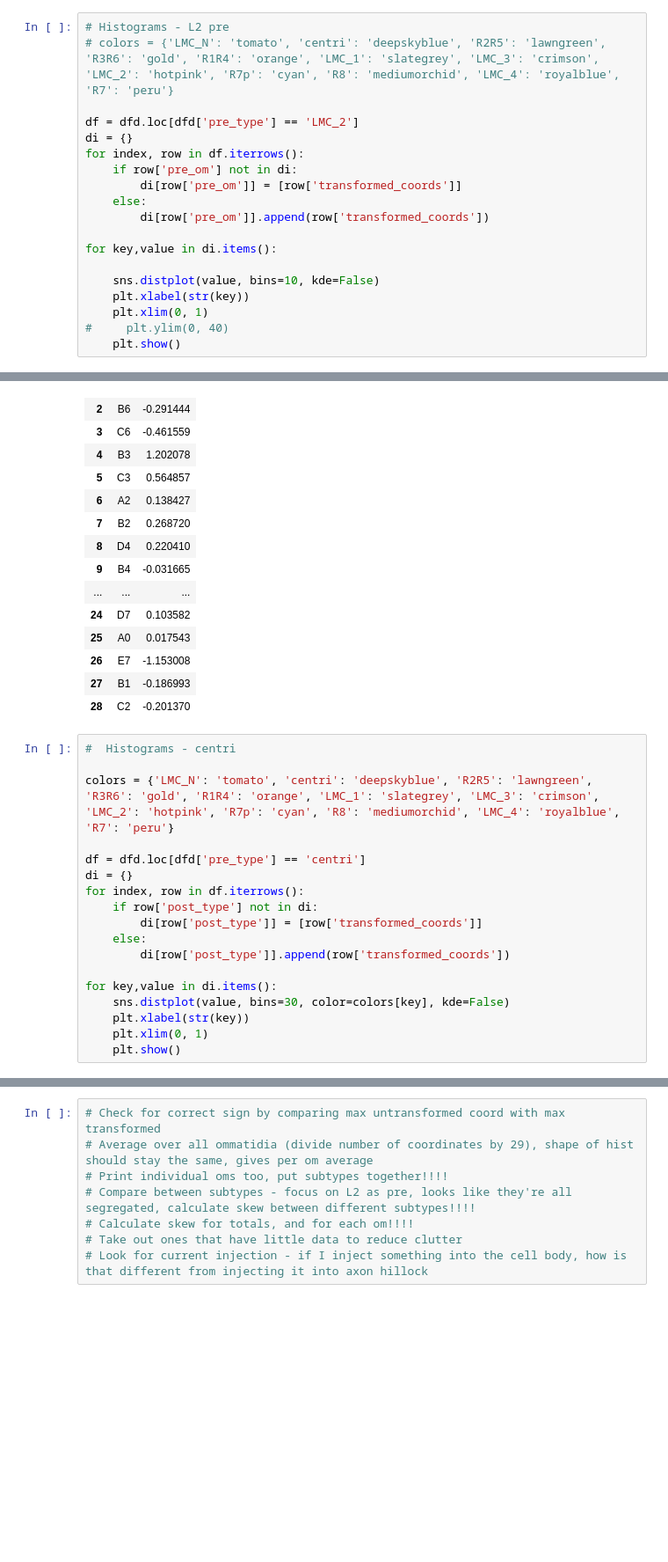
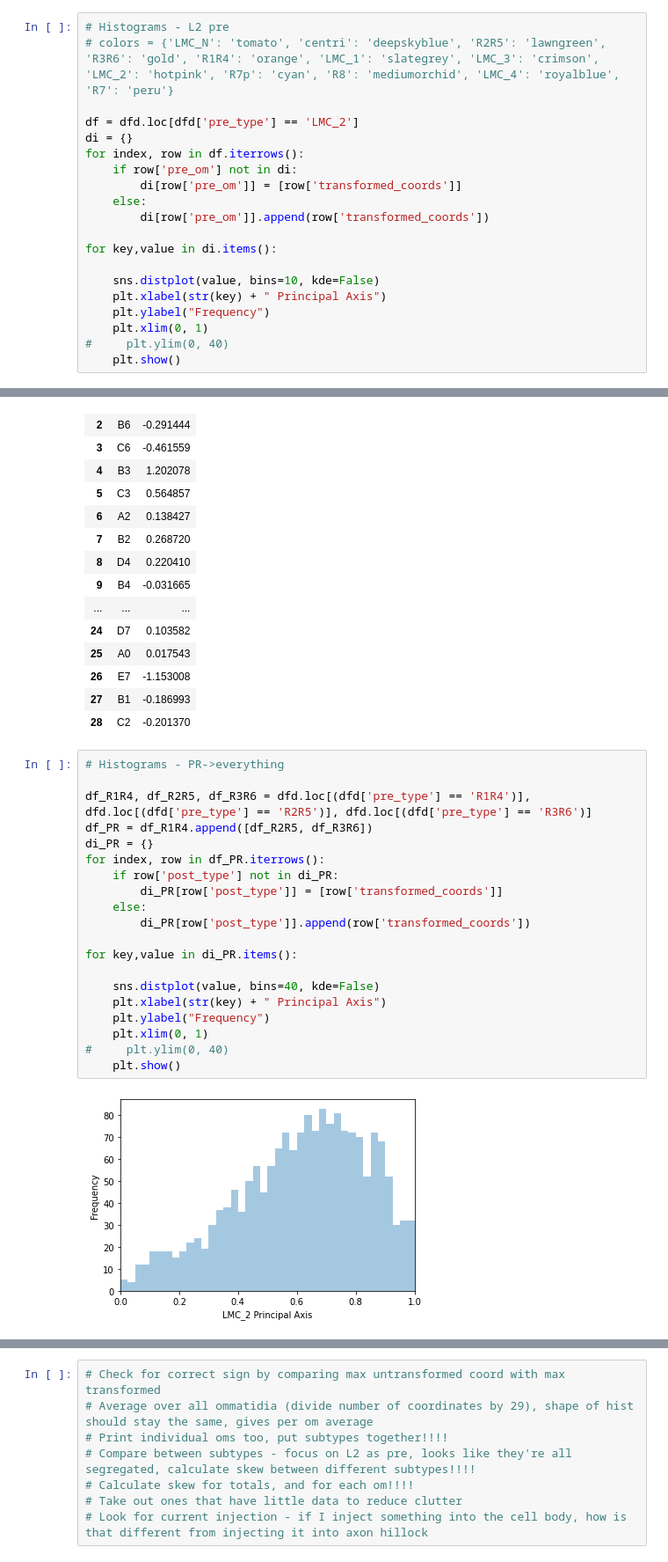
Before and after one commit to dshefter/Lamina-Project, a Jupyter notebook: lamina_september2020.ipynb, the cells around one changed output, grey strips where cells are left out. Shown at 88% size. Saved outputs shown, nothing was run; the diff lists cells and outputs as text; blank space fills up the shorter version.

```diff
--- a/lamina_september2020.ipynb
+++ b/lamina_september2020.ipynb
@@ -263,7 +208,8 @@ for index, row in df.iterrows():
 for key,value in di.items():
 
     sns.distplot(value, bins=10, kde=False)
-    plt.xlabel(str(key))
+    plt.xlabel(str(key) + " Principal Axis")
+    plt.ylabel("Frequency")
     plt.xlim(0, 1)
 #     plt.ylim(0, 40)
     plt.show()
@@ -313,20 +247,24 @@ display(sdf)
 | 27 | B1 | -0.186993 |
 | 28 | C2 | -0.201370 |
 # %%
-#  Histograms - centri
+# Histograms - PR->everything
 
-colors = {'LMC_N': 'tomato', 'centri': 'deepskyblue', 'R2R5': 'lawngreen', 'R3R6': 'gold', 'R1R4': 'orange', 'LMC_1': 'slategrey', 'LMC_3': 'crimson', 'LMC_2': 'hotpink', 'R7p': 'cyan', 'R8': 'mediumorchid', 'LMC_4': 'royalblue', 'R7': 'peru'}
+df_R1R4, df_R2R5, df_R3R6 = dfd.loc[(dfd['pre_type'] == 'R1R4')], dfd.loc[(dfd['pre_type'] == 'R2R5')], dfd.loc[(dfd['pre_type'] == 'R3R6')]
+df_PR = df_R1R4.append([df_R2R5, df_R3R6])
+di_PR = {}
+for index, row in df_PR.iterrows():
+    if row['post_type'] not in di_PR:
+        di_PR[row['post_type']] = [row['transformed_coords']]
+    else:
+        di_PR[row['post_type']].append(row['transformed_coords'])
 
-df = dfd.loc[dfd['pre_type'] == 'centri']
-di = {}
-for index, row in df.iterrows():
-    if row['post_type'] not in di:
-        di[row['post_type']] = [row['transformed_coords']]
-    else:
-        di[row['post_type']].append(row['transformed_coords'])
+for key,value in di_PR.items():
 
-for key,value in di.items():
-    sns.distplot(value, bins=30, color=colors[key], kde=False)
-    plt.xlabel(str(key))
+    sns.distplot(value, bins=40, kde=False)
+    plt.xlabel(str(key) + " Principal Axis")
+    plt.ylabel("Frequency")
     plt.xlim(0, 1)
+#     plt.ylim(0, 40)
     plt.show()
+# %% [output]
+[figure, added]
```
Also changed, not shown: parts of 11 cells of this notebook.
